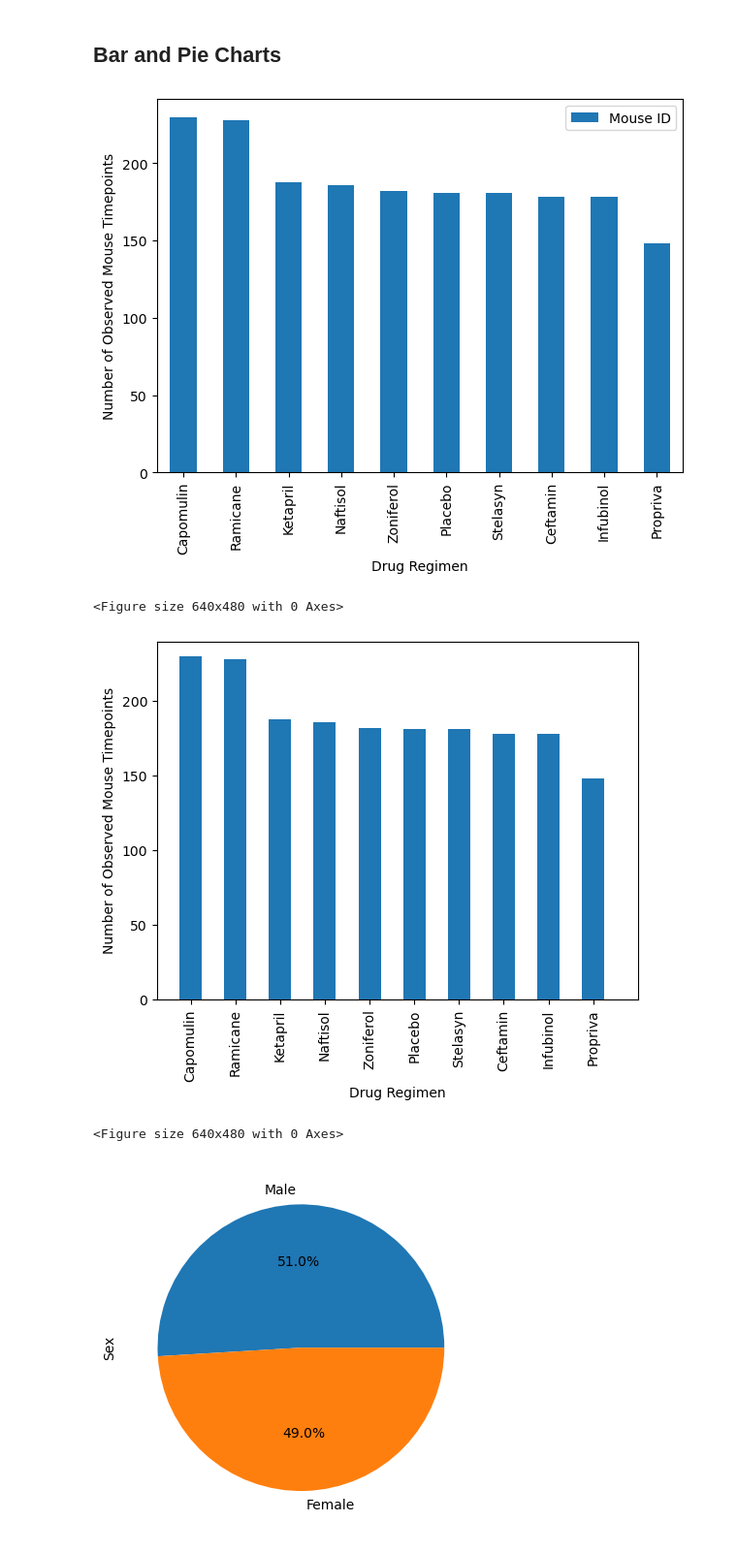
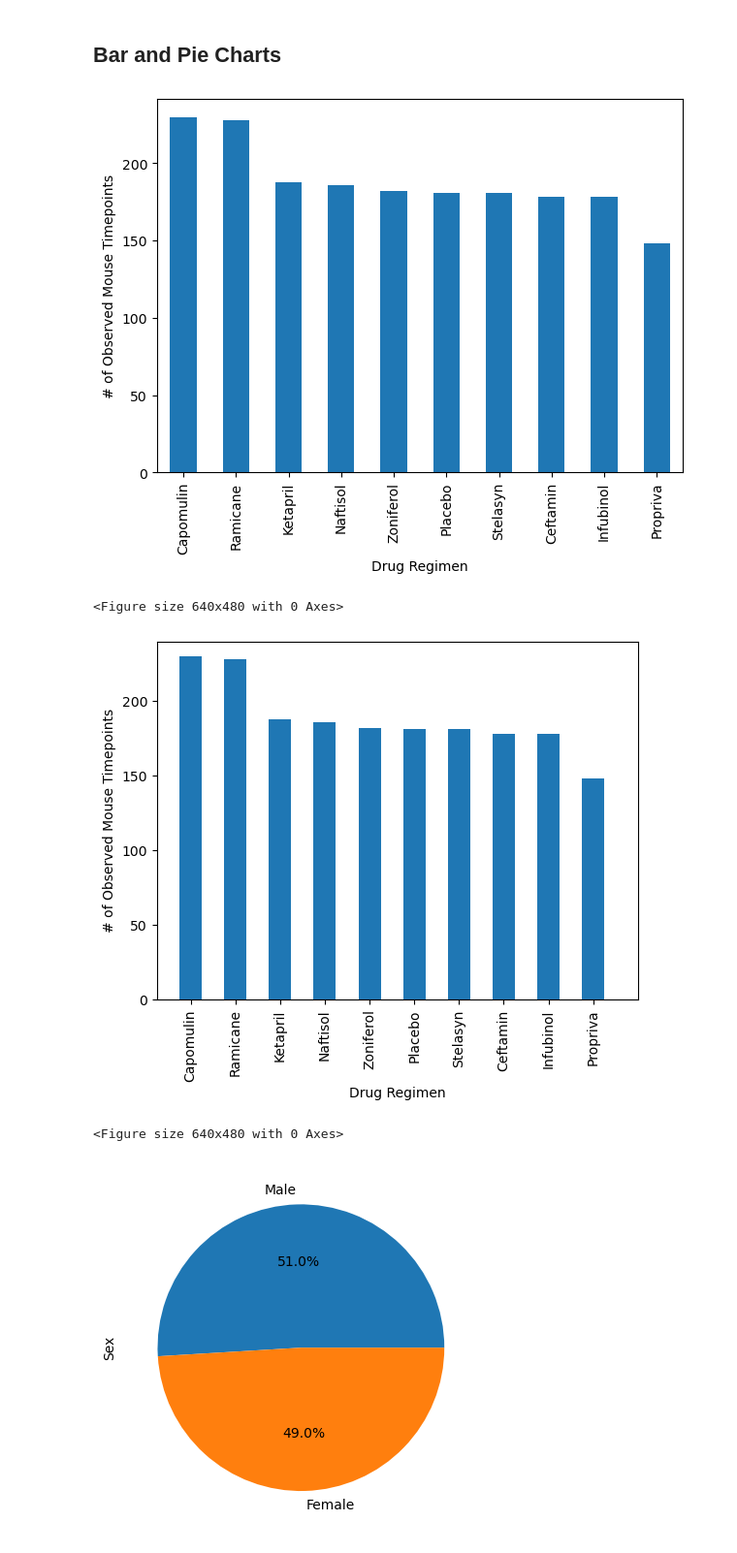
Before and after one commit to CharlesQuinn1/Pymaceuticals, a Jupyter notebook: main.ipynb, the cells around one changed output. Shown at 97% size. Cells and saved outputs as stored; diff of their text form; code cells hidden in the pictures.

```diff
--- a/main.ipynb
+++ b/main.ipynb
@@ -8,6 +30,7 @@
 # %%
 # Dependencies and Setup
 import matplotlib.pyplot as plt
+import plotly.express as px
 import pandas as pd
 import scipy.stats as st
 import numpy as np
@@ -21,7 +44,7 @@ mouse_metadata = pd.read_csv(mouse_metadata_path)
 study_results = pd.read_csv(study_results_path)
 
 # Combine the data into a single DataFrame
-combine_df = pd.merge(mouse_metadata, study_results, on='Mouse ID', how='outer')
+combine_df = pd.merge(study_results, mouse_metadata, on='Mouse ID', how='left')
 
 # Display the data table for preview
 combine_df.head()
@@ -68,6 +91,5 @@ combine_g989_df
 # %%
 # Create a clean DataFrame by dropping the duplicate mouse by its ID.
-combine_g989_index = combine_df[(combine_df['Mouse ID'] == 'g989')].index
-combine_clean_df = combine_df.drop(combine_df.index[combine_g989_index])
+combine_clean_df = combine_df.drop(combine_df[(combine_df['Mouse ID'] == 'g989')].index)
 combine_clean_df.head()
 # %% [output]
@@ -135,14 +159,14 @@ combine_clean_single_line_df
 # %%
 # Generate a bar plot showing the total number of rows (Mouse ID/Timepoints) for each drug regimen using Pandas.
 combine_clean_bar = combine_clean_df.groupby('Drug Regimen', as_index=False)['Mouse ID'].count()
 combine_clean_bar.sort_values(by='Mouse ID', ascending=False, inplace=True)
 combine_clean_bar = combine_clean_bar.set_index('Drug Regimen')
 # combine_clean_bar.head()
-combine_clean_bar.plot(kind="bar", figsize=(7,5), ylabel='Number of Observed Mouse Timepoints')
+combine_clean_bar.plot(kind="bar", figsize=(7,5), ylabel='# of Observed Mouse Timepoints', legend=False)
 plt.show()
 plt.tight_layout()
 # %% [output]
-[figure, old version]
+[figure, new version]
 <Figure size 640x480 with 0 Axes>
 # %%
 # Generate a bar plot showing the total number of rows (Mouse ID/Timepoints) for each drug regimen using pyplot.
@@ -155,11 +179,11 @@ plt.xticks(tick_locations, combine_clean_bar['Drug Regimen'], rotation="vertical
 plt.xlim(-0.75, len(x_axis))
 plt.ylim(0, max(combine_clean_bar['Mouse ID'])+10)
 plt.xlabel('Drug Regimen')
-plt.ylabel('Number of Observed Mouse Timepoints')
+plt.ylabel('# of Observed Mouse Timepoints')
 plt.show()
 plt.tight_layout()
 # %% [output]
-[figure, old version]
+[figure, new version]
 <Figure size 640x480 with 0 Axes>
 # %%
 # Generate a pie plot showing the distribution of female versus male mice using Pandas
```
Also changed, not shown: parts of 21 cells of this notebook.
